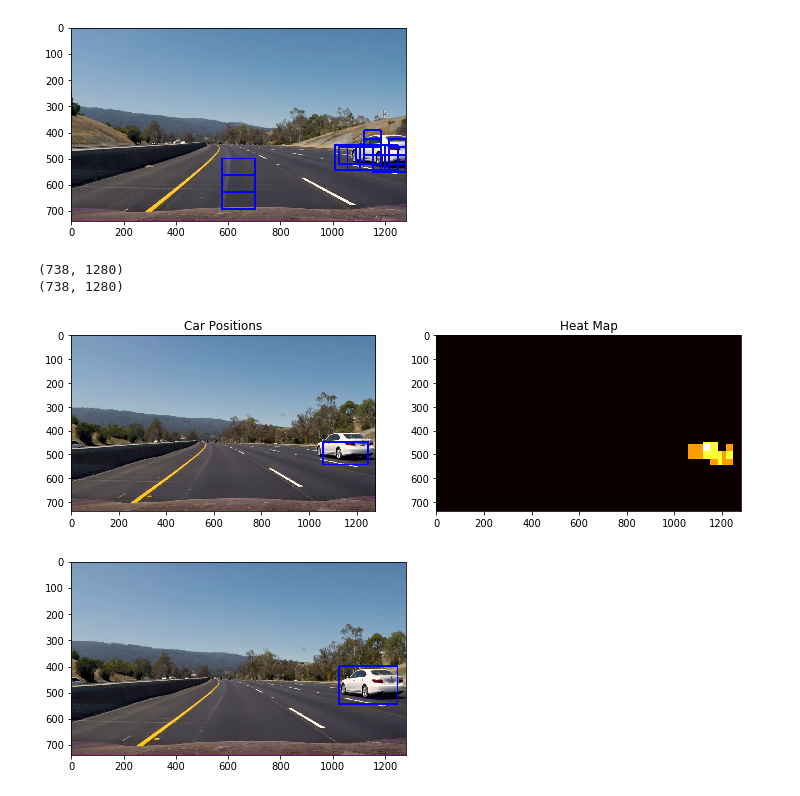
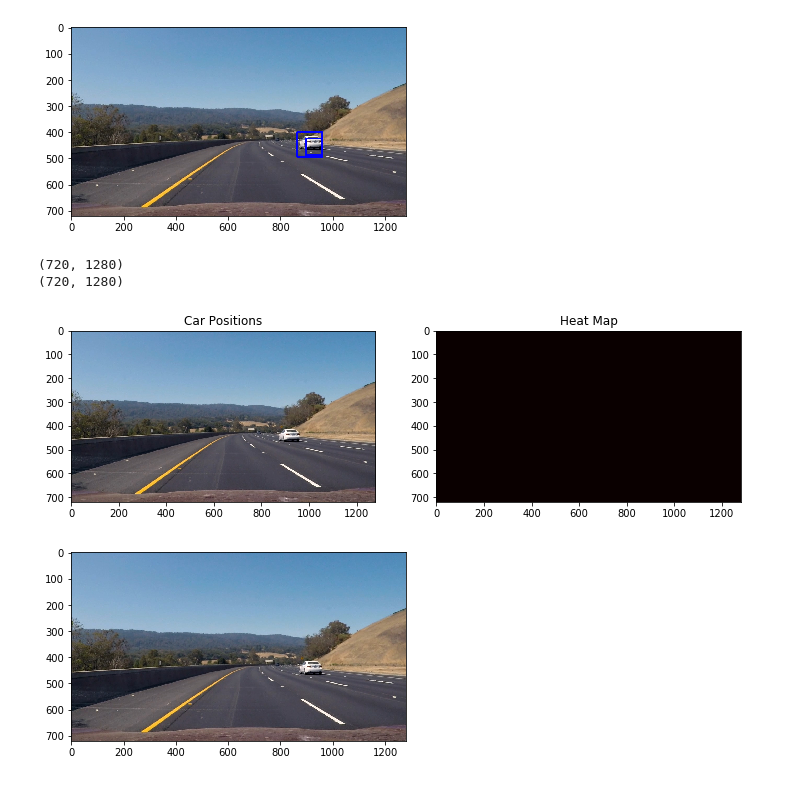
Before and after one commit to bryan0806/Udacity-CarND-Vehicle-Detection, a Jupyter notebook: load_pickle_slow-Copy1.ipynb, the cells around one changed output. Cells and saved outputs as stored; diff of their text form; code cells hidden in the pictures.

```diff
--- a/load_pickle_slow-Copy1.ipynb
+++ b/load_pickle_slow-Copy1.ipynb
@@ -231,7 +231,7 @@ def search_windows(img, windows, clf, scaler, cspace='RGB',
     #8) Return windows for positive detections
     return on_windows
 
-image = mpimg.imread('test_images/snapshot02.jpg')
+image = mpimg.imread('test_images/test3.jpg')
 draw_image = np.copy(image)
 
 # Uncomment the following line if you extracted training
@@ -243,39 +243,39 @@ image = image.astype(np.float32)/255
 #windows = slide_window(image, x_start_stop=[None, None], y_start_stop=y_start_stop,
 #                    xy_window=(64, 64), xy_overlap=(0.5, 0.5))
 
 
 
 windows1 = slide_window(image, x_start_stop=[None, None], y_start_stop=[360,600],
                     xy_window=(64, 64), xy_overlap=(0.5, 0.5))
 
 windows2 = slide_window(image, x_start_stop=[None, None], y_start_stop=[400,600],
                     xy_window=(96, 96), xy_overlap=(0.5, 0.5))
 
 windows3 = slide_window(image, x_start_stop=[None, None], y_start_stop=[500,720],
                     xy_window=(128, 128), xy_overlap=(0.5, 0.5))
 
 windows = []
 
 windows.extend(windows1)
 windows.extend(windows2)
 windows.extend(windows3)
 
 #print("windows shape:",len(windows),"windows1",len(windows1),"window2",len(windows2),"windows3",len(windows3))
 
 hot_windows = search_windows(image, windows, svc, X_scaler, cspace=color_space,
                         spatial_size=spatial_size)
 
 window_img = draw_boxes(draw_image, hot_windows, color=(0, 0, 255), thick=6)
 
 plt.imshow(window_img)
 plt.show()
 # %% [output]
-[figure, old version]
+[figure, new version]
 # %%
 # Adding heat box
 from scipy.ndimage.measurements import label
 # Read in image similar to one shown above
-image = mpimg.imread('test_images/snapshot06.jpg')
+image = mpimg.imread('test_images/test3.jpg')
 heat = np.zeros_like(image[:,:,0]).astype(np.float)
 
 def add_heat(heatmap, bbox_list):
@@ -313,7 +313,7 @@ def draw_labeled_bboxes(img, labels):
 heat = add_heat(heat,hot_windows)
 print(heat.shape)
 # Apply threshold to help remove false positives
-heat = apply_threshold(heat,2)
+heat = apply_threshold(heat,3)
 print(heat.shape)
 # Visualize the heatmap when displaying
 heatmap = np.clip(heat, 0, 255)
@@ -331,9 +331,9 @@ plt.imshow(heatmap, cmap='hot')
 plt.title('Heat Map')
 plt.show()
 # %% [output]
-(738, 1280)
-(738, 1280)
+(720, 1280)
+(720, 1280)
-[figure, old version]
+[figure, new version]
 # %%
 #start to process video
 # Import everything needed to edit/save/watch video clips
@@ -378,7 +378,7 @@ def process_image(image):
 
     current_heatmaps = add_heat(heat,hot_windows)
     #print(heat.shape)
-    current_heatmaps= apply_threshold(current_heatmaps,2)
+    current_heatmaps= apply_threshold(current_heatmaps,3)
     #print(heat.shape)
     # Visualize the heatmap when displaying
     current_heatmaps = np.clip(current_heatmaps, 0, 255)
@@ -401,11 +401,11 @@ def process_image(image):
     counter += 1
     return draw_img
 
-img = mpimg.imread('test_images/snapshot06.jpg')
+img = mpimg.imread('test_images/test3.jpg')
 
 pro_img = process_image(img)
 plt.imshow(pro_img)
 plt.show()
 # %% [output]
-[figure, old version]
+[figure, new version]
 # %%
```
Also changed, not shown: parts of 1 cell of this notebook, 21 other files.
